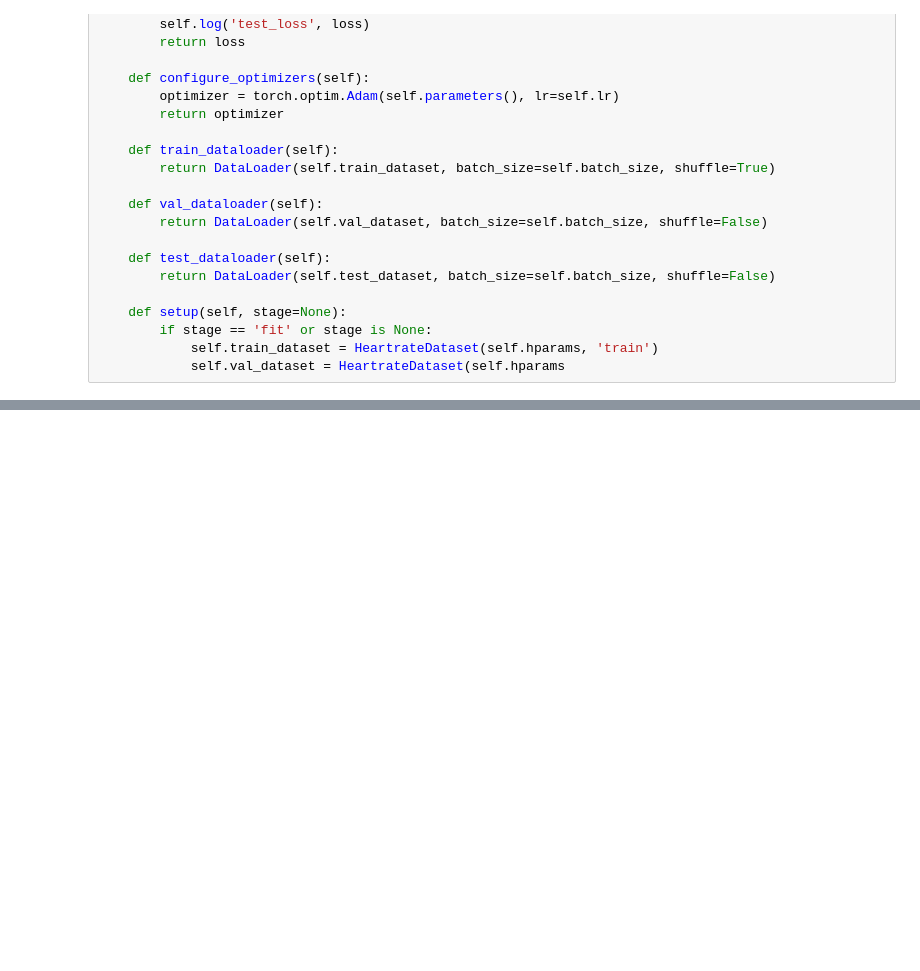
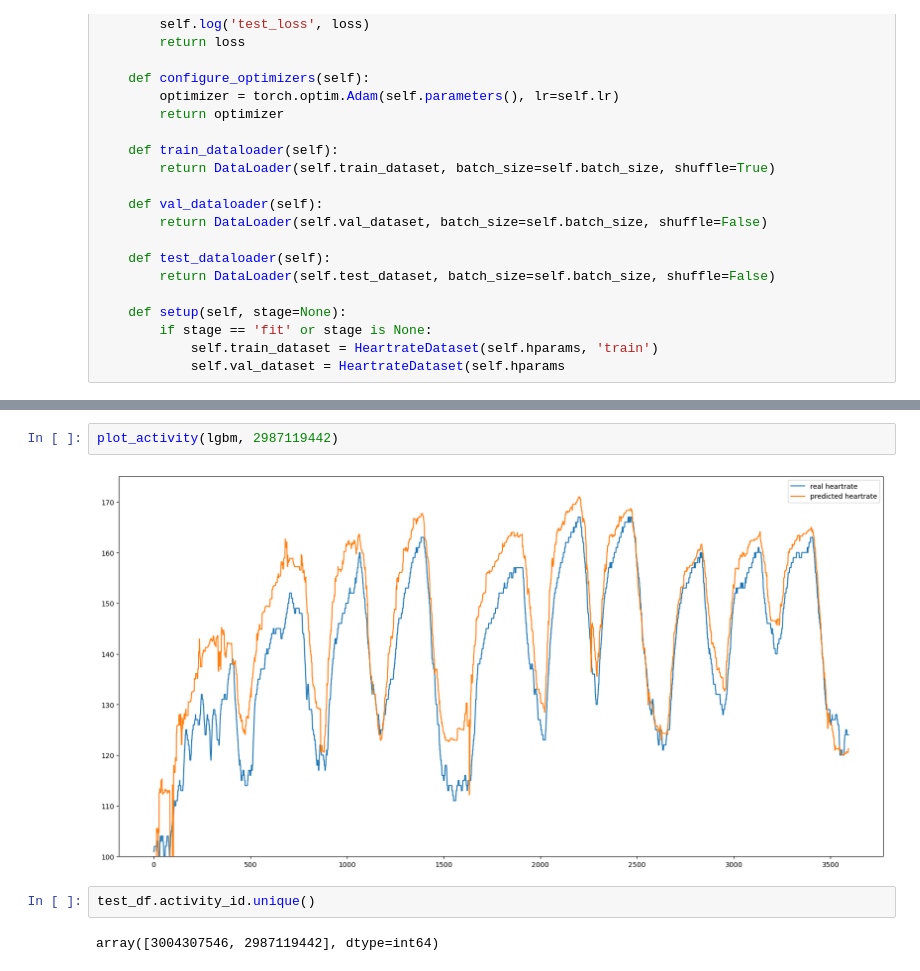
Before and after one commit to erab17/strava_pulse_prediction, a Jupyter notebook: streams_heartrate_prediction.ipynb, the cells around one changed output, grey strips where cells are left out. Drawn from its saved outputs; the diff is of its cells as text; blank space fills up the shorter version.

```diff
--- a/streams_heartrate_prediction.ipynb
+++ b/streams_heartrate_prediction.ipynb
@@ -1131,0 +1389,8 @@ class HeartratePrediction(pl.LightningModule):
+# %%
+plot_activity(lgbm, 2987119442)
+# %% [output]
+[figure, added]
+# %%
+test_df.activity_id.unique()
+# %% [output]
+array([3004307546, 2987119442], dtype=int64)
```
Also changed, not shown: parts of 48 cells of this notebook, 1 other file.
